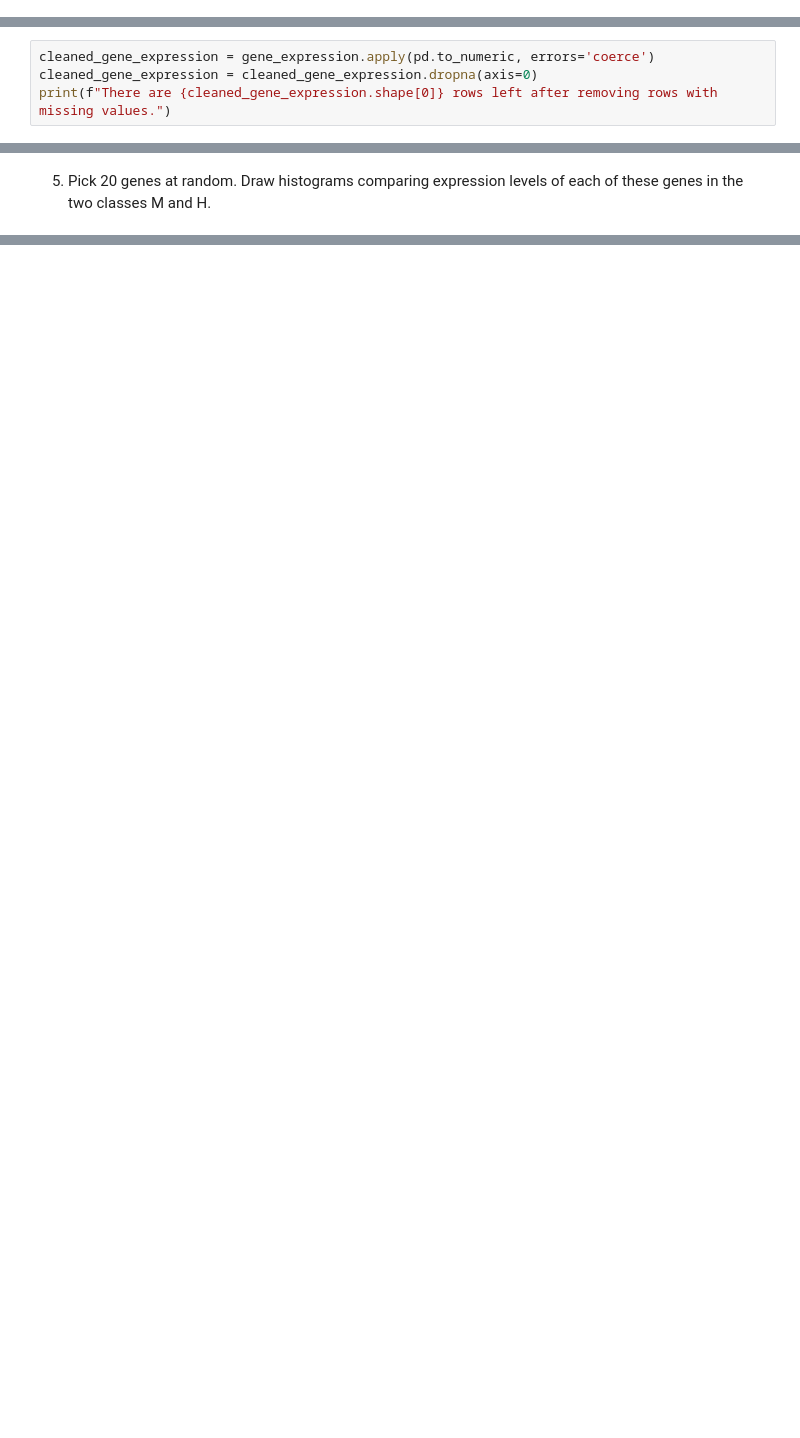
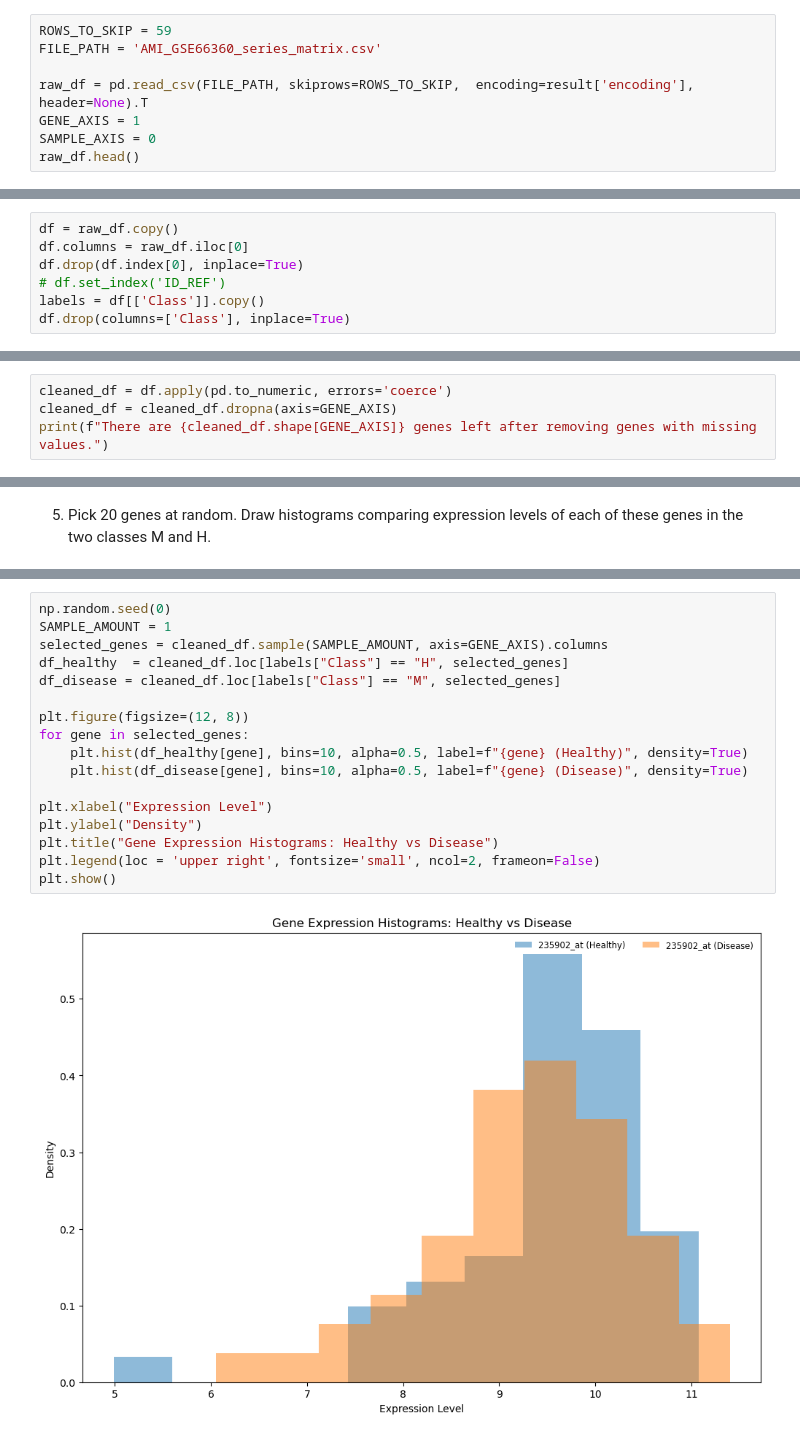
Before and after one commit to matanyaw9/iml_project, a Jupyter notebook: part_1.ipynb, the cells around one changed output, grey strips where cells are left out. Drawn from its saved outputs; the diff is of its cells as text; blank space fills up the shorter version.

```diff
--- a/part_1.ipynb
+++ b/part_1.ipynb
@@ -44,0 +16,8 @@ Name: 0, Length: 99, dtype: object
+# %%
+ROWS_TO_SKIP = 59
+FILE_PATH = 'AMI_GSE66360_series_matrix.csv'
+
+raw_df = pd.read_csv(FILE_PATH, skiprows=ROWS_TO_SKIP,  encoding=result['encoding'], header=None).T
+GENE_AXIS = 1
+SAMPLE_AXIS = 0
+raw_df.head()
@@ -44,0 +32,7 @@ Name: 0, Length: 99, dtype: object
+# %%
+df = raw_df.copy()
+df.columns = raw_df.iloc[0]
+df.drop(df.index[0], inplace=True)
+# df.set_index('ID_REF')
+labels = df[['Class']].copy()
+df.drop(columns=['Class'], inplace=True)
@@ -74,7 +78,7 @@ Disease samples: 49
 (gene) from the data matrix.
 How many rows left now?
 # %%
-cleaned_gene_expression = gene_expression.apply(pd.to_numeric, errors='coerce')
-cleaned_gene_expression = cleaned_gene_expression.dropna(axis=0)
-print(f"There are {cleaned_gene_expression.shape[0]} rows left after removing rows with missing values.")
+cleaned_df = df.apply(pd.to_numeric, errors='coerce')
+cleaned_df = cleaned_df.dropna(axis=GENE_AXIS)
+print(f"There are {cleaned_df.shape[GENE_AXIS]} genes left after removing genes with missing values.")
 # %% [output]
@@ -129,0 +90,19 @@ plt.show()
+# %%
+np.random.seed(0)
+SAMPLE_AMOUNT = 1
+selected_genes = cleaned_df.sample(SAMPLE_AMOUNT, axis=GENE_AXIS).columns
+df_healthy  = cleaned_df.loc[labels["Class"] == "H", selected_genes]
+df_disease = cleaned_df.loc[labels["Class"] == "M", selected_genes]
+
+plt.figure(figsize=(12, 8))
+for gene in selected_genes:
+    plt.hist(df_healthy[gene], bins=10, alpha=0.5, label=f"{gene} (Healthy)", density=True)
+    plt.hist(df_disease[gene], bins=10, alpha=0.5, label=f"{gene} (Disease)", density=True)
+
+plt.xlabel("Expression Level")
+plt.ylabel("Density")
+plt.title("Gene Expression Histograms: Healthy vs Disease")
+plt.legend(loc = 'upper right', fontsize='small', ncol=2, frameon=False)
+plt.show()
+# %% [output]
+[figure, added]
```
Also changed, not shown: parts of 9 cells of this notebook.
